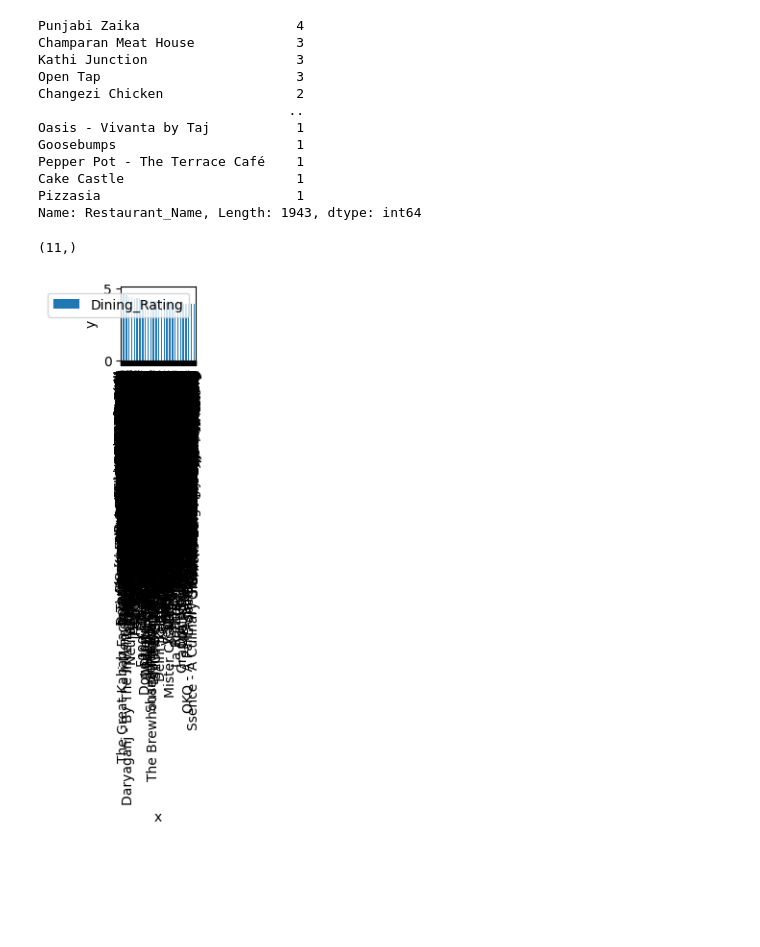
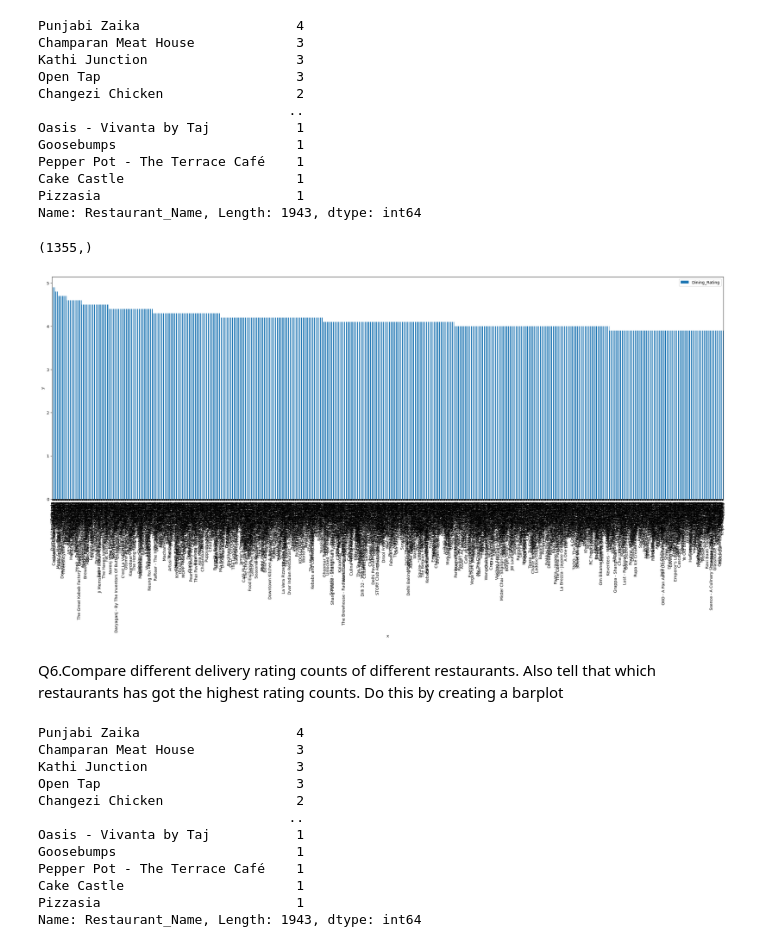
Before and after one commit to daniyah-rehman/demo, a Jupyter notebook: Assignment_1(EDA).ipynb, the cells around one changed output. Saved outputs shown, nothing was run; the diff lists cells and outputs as text; code cells hidden in the pictures; blank space fills up the shorter version.

```diff
--- a/Assignment_1(EDA).ipynb
+++ b/Assignment_1(EDA).ipynb
@@ -20,5 +20,5 @@ zomato-restaurants-     [ <=>                ]  15.99K  --.-KB/s    in 0.03s
 # %%
-data=pd.read_csv("DelhiNCR_Restaurants.csv")
+data=pd.read_csv("DelhiNCR_Restaurants[1].csv")
 # %% [markdown]
 Q1.Are there any null values in the dataset?if yes then fill them..
 # %%
@@ -292,16 +298,33 @@ Name: Restaurant_Name, Length: 1943, dtype: int64
 # %%
 x1.shape
 # %% [output]
-(11,)
+(1355,)
 # %%
 df = pd.DataFrame(data, columns=(['Restaurant_Name', 'Category', 'Pricing_for_2', 'Locality',
        'Dining_Rating', 'Dining_Review_Count', 'Delivery_Rating',
        'Delivery_Rating_Count', 'Website', 'Address', 'Phone_No', 'Latitude',
        'Longitude', 'Known_For2', 'Known_For22']))
 # %%
-df.plot(x="Restaurant_Name", y=["Dining_Rating"],kind='bar', figsize=(1,1))
+df.plot(x="Restaurant_Name", y=["Dining_Rating"],kind='bar', figsize=(30,10))
 plt.xlabel("x")
 plt.ylabel("y")
 plt.show()
 # %% [output]
-[figure, old version]
+[figure, new version]
+# %% [markdown]
+Q6.Compare different delivery rating counts of different restaurants. Also tell that which restaurants has got the highest rating counts. Do this by creating a barplot
+# %%
+data['Restaurant_Name'].value_counts()
+# %% [output]
+Punjabi Zaika                    4
+Champaran Meat House             3
+Kathi Junction                   3
+Open Tap                         3
+Changezi Chicken                 2
+                                ..
+Oasis - Vivanta by Taj           1
+Goosebumps                       1
+Pepper Pot - The Terrace Café    1
+Cake Castle                      1
+Pizzasia                         1
+Name: Restaurant_Name, Length: 1943, dtype: int64
```
Also changed, not shown: parts of 9 cells of this notebook.
